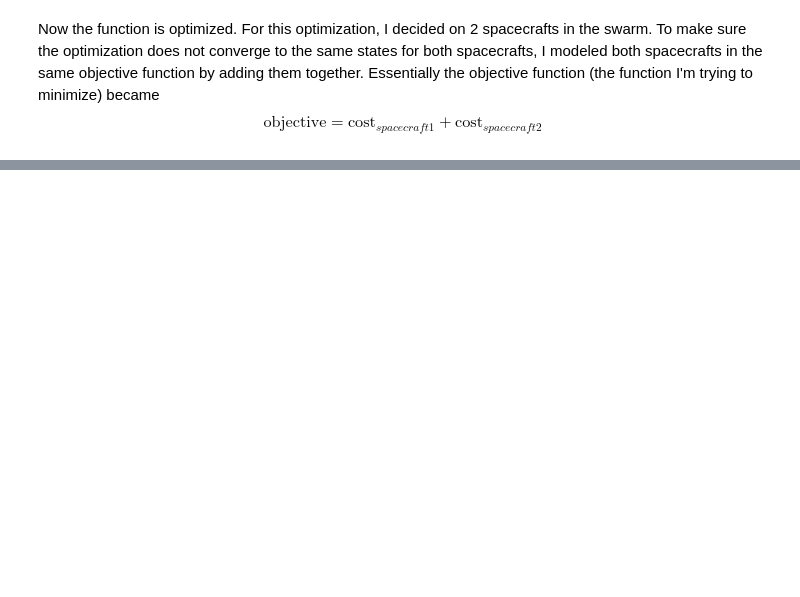
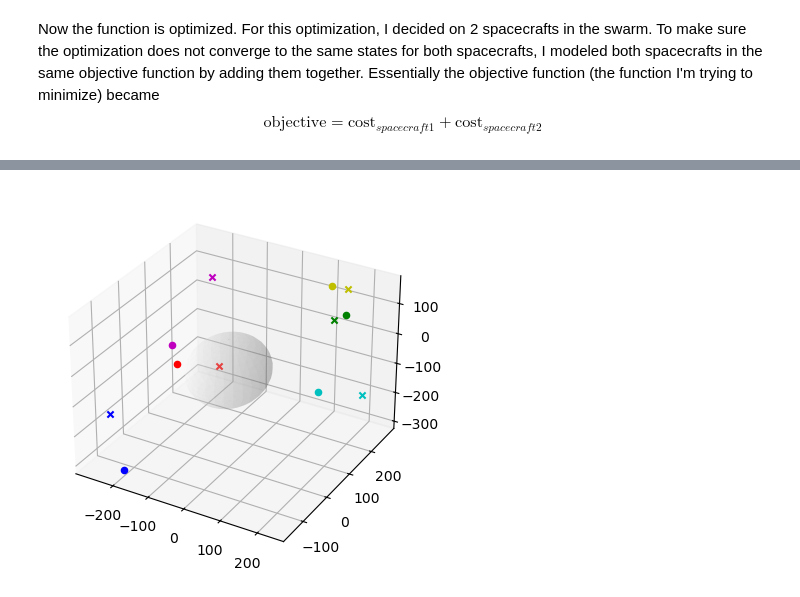
Before and after one commit to Arna-Bhardwaj/ISO-Exploration, a Jupyter notebook: InformationCost (2).ipynb, the cells around one changed output, grey strips where cells are left out. Saved outputs shown, nothing was run; the diff lists cells and outputs as text; code cells hidden in the pictures; blank space fills up the shorter version.

```diff
--- a/InformationCost (2).ipynb
+++ b/InformationCost (2).ipynb
@@ -594,0 +406,27 @@ plt.show()
+# %%
+ax = plt.axes(projection='3d')
+min_trial_t_pos = np.array(t2[min_cost2_index])
+ax.scatter(min_trial_t_pos[0], min_trial_t_pos[1], min_trial_t_pos[2], color = 'r')
+ax.scatter(t2_pos[min_cost2_index][0][0], t2_pos[min_cost2_index][0][1], t2_pos[min_cost2_index][0][2], marker = 'x', color = 'r')
+ax.scatter(min_trial_t_pos[4], min_trial_t_pos[5], min_trial_t_pos[6], color = 'b')
+ax.scatter(t2_pos[min_cost2_index][1][0], t2_pos[min_cost2_index][1][1], t2_pos[min_cost2_index][1][2], marker = 'x', color = 'b')
+ax.scatter(min_trial_t_pos[8], min_trial_t_pos[9], min_trial_t_pos[10], color = 'g')
+ax.scatter(t2_pos[min_cost2_index][2][0], t2_pos[min_cost2_index][2][1], t2_pos[min_cost2_index][2][2], marker = 'x', color = 'g')
+ax.scatter(min_trial_t_pos[12], min_trial_t_pos[13], min_trial_t_pos[14], color = 'y')
+ax.scatter(t2_pos[min_cost2_index][3][0], t2_pos[min_cost2_index][3][1], t2_pos[min_cost2_index][3][2], marker = 'x', color = 'y')
+ax.scatter(min_trial_t_pos[16], min_trial_t_pos[17], min_trial_t_pos[18], color = 'c')
+ax.scatter(t2_pos[min_cost2_index][4][0], t2_pos[min_cost2_index][4][1], t2_pos[min_cost2_index][4][2], marker = 'x', color = 'c')
+ax.scatter(min_trial_t_pos[20], min_trial_t_pos[21], min_trial_t_pos[22], color = 'm')
+ax.scatter(t2_pos[min_cost2_index][5][0], t2_pos[min_cost2_index][5][1], t2_pos[min_cost2_index][5][2], marker = 'x', color = 'm')
+
+r = 0.05
+u, v = np.mgrid[0:2 * np.pi:30j, 0:np.pi:20j]
+x_rad, y_rad, z_rad = 100, 100, 100
+x_sphere = x_rad * np.cos(u) * np.sin(v)
+y_sphere = y_rad * np.sin(u) * np.sin(v)
+z_sphere = z_rad * np.cos(v)
+ax.plot_surface(x_sphere, y_sphere, z_sphere, alpha=0.2, color='white', label = "Uncertainty Ellipsoid")
+
+plt.show()
+# %% [output]
+[figure, added]
```
Also changed, not shown: parts of 18 cells of this notebook, 3 other files.
